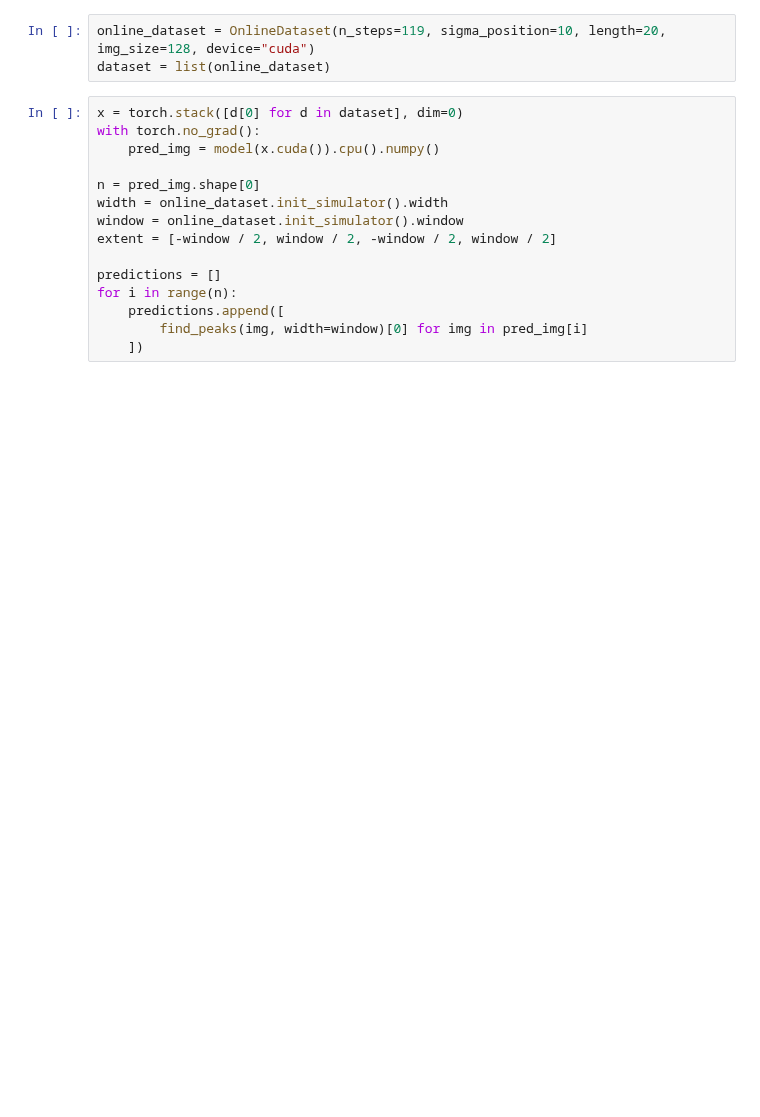
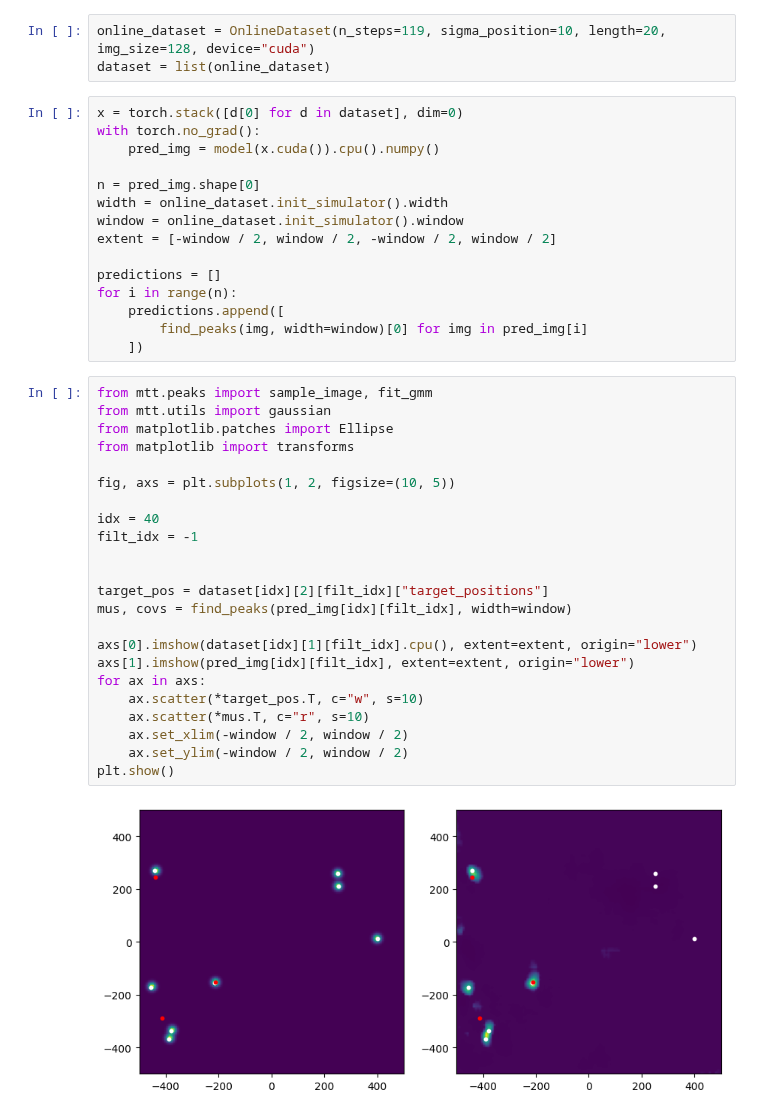
Before and after one commit to Damowerko/mtt, a Jupyter notebook: scripts/evaluate.ipynb, the cells around one changed output. Saved outputs shown, nothing was run; the diff lists cells and outputs as text; blank space fills up the shorter version.

```diff
--- a/scripts/evaluate.ipynb
+++ b/scripts/evaluate.ipynb
@@ -46,3 +46,28 @@ for i in range(n):
     predictions.append([
         find_peaks(img, width=window)[0] for img in pred_img[i]
     ])
+# %%
+from mtt.peaks import sample_image, fit_gmm
+from mtt.utils import gaussian
+from matplotlib.patches import Ellipse
+from matplotlib import transforms
+
+fig, axs = plt.subplots(1, 2, figsize=(10, 5))
+
+idx = 40
+filt_idx = -1
+
+
+target_pos = dataset[idx][2][filt_idx]["target_positions"]
+mus, covs = find_peaks(pred_img[idx][filt_idx], width=window)
+
+axs[0].imshow(dataset[idx][1][filt_idx].cpu(), extent=extent, origin="lower")
+axs[1].imshow(pred_img[idx][filt_idx], extent=extent, origin="lower")
+for ax in axs:
+    ax.scatter(*target_pos.T, c="w", s=10)
+    ax.scatter(*mus.T, c="r", s=10)
+    ax.set_xlim(-window / 2, window / 2)
+    ax.set_ylim(-window / 2, window / 2)
+plt.show()
+# %% [output]
+[figure, added]
```
Also changed, not shown: parts of 4 cells of this notebook, 6 other files.
